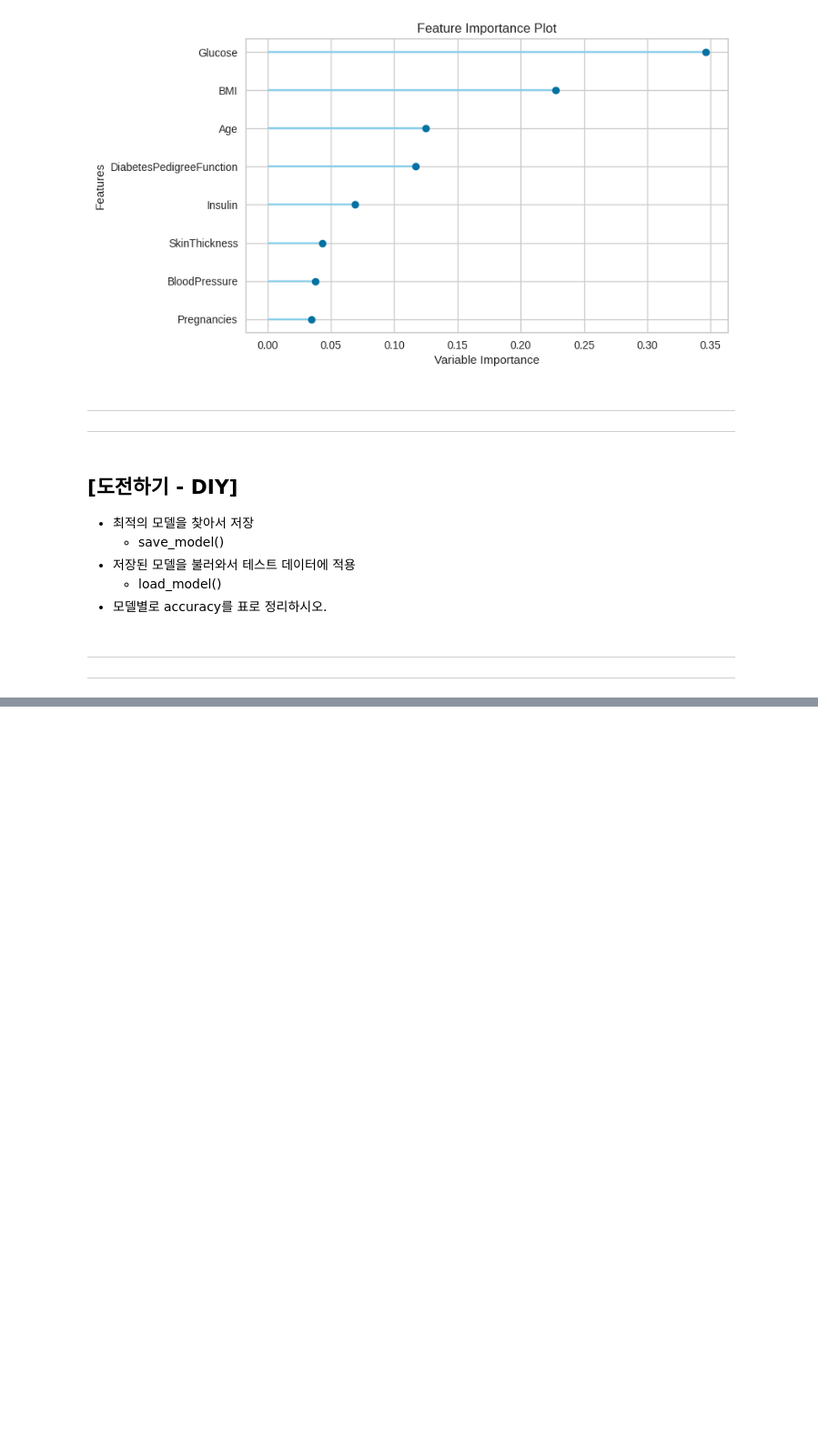
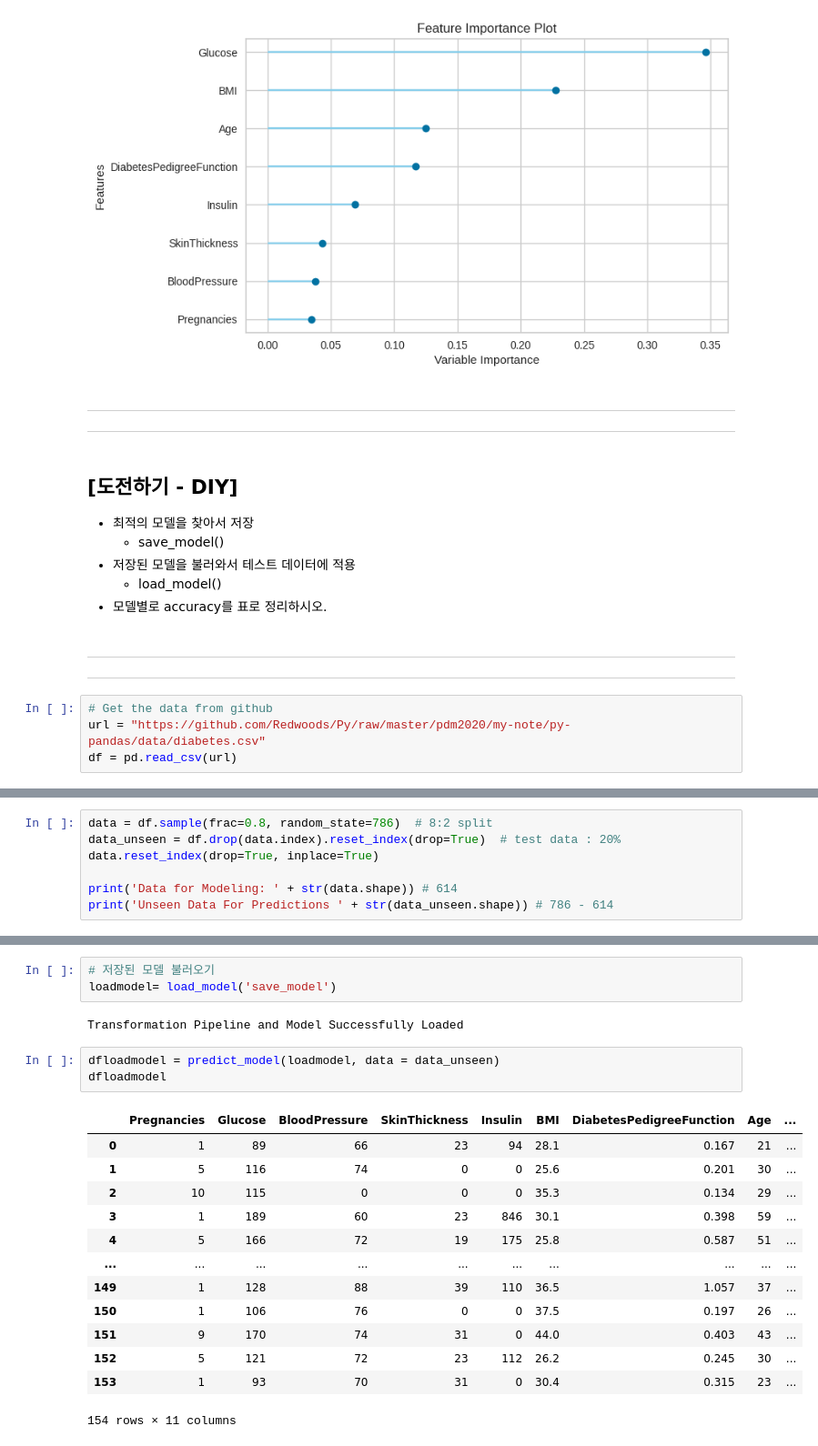
Before and after one commit to w2j1y12/pdm17, a Jupyter notebook: py-tensorflow/DL4-autoML/diabetes_autoML_df_df2.ipynb, the cells around one changed output, grey strips where cells are left out. Shown at 91% size. Saved outputs shown, nothing was run; the diff lists cells and outputs as text; blank space fills up the shorter version.

```diff
--- a/py-tensorflow/DL4-autoML/diabetes_autoML_df_df2.ipynb
+++ b/py-tensorflow/DL4-autoML/diabetes_autoML_df_df2.ipynb
@@ -563,3 +563,7 @@ plot_model(best_model2, plot = 'feature')
 # %% [markdown]
 ---
 ---
+# %%
+# Get the data from github
+url = "https://github.com/Redwoods/Py/raw/master/pdm2020/my-note/py-pandas/data/diabetes.csv"
+df = pd.read_csv(url)
@@ -565,0 +579,7 @@ plot_model(best_model2, plot = 'feature')
+# %%
+data = df.sample(frac=0.8, random_state=786)  # 8:2 split
+data_unseen = df.drop(data.index).reset_index(drop=True)  # test data : 20%
+data.reset_index(drop=True, inplace=True)
+
+print('Data for Modeling: ' + str(data.shape)) # 614
+print('Unseen Data For Predictions ' + str(data_unseen.shape)) # 786 - 614
@@ -565,0 +670,22 @@ plot_model(best_model2, plot = 'feature')
+# %%
+# 저장된 모델 불러오기
+loadmodel= load_model('save_model')
+# %% [output]
+Transformation Pipeline and Model Successfully Loaded
+# %%
+dfloadmodel = predict_model(loadmodel, data = data_unseen)
+dfloadmodel
+# %% [output]
+|  | Pregnancies | Glucose | BloodPressure | SkinThickness | Insulin | BMI | DiabetesPedigreeFunction | Age | ... |
+| 0 | 1 | 89 | 66 | 23 | 94 | 28.1 | 0.167 | 21 | ... |
+| 1 | 5 | 116 | 74 | 0 | 0 | 25.6 | 0.201 | 30 | ... |
+| 2 | 10 | 115 | 0 | 0 | 0 | 35.3 | 0.134 | 29 | ... |
+| 3 | 1 | 189 | 60 | 23 | 846 | 30.1 | 0.398 | 59 | ... |
+| 4 | 5 | 166 | 72 | 19 | 175 | 25.8 | 0.587 | 51 | ... |
+| ... | ... | ... | ... | ... | ... | ... | ... | ... | ... |
+| 149 | 1 | 128 | 88 | 39 | 110 | 36.5 | 1.057 | 37 | ... |
+| 150 | 1 | 106 | 76 | 0 | 0 | 37.5 | 0.197 | 26 | ... |
+| 151 | 9 | 170 | 74 | 31 | 0 | 44.0 | 0.403 | 43 | ... |
+| 152 | 5 | 121 | 72 | 23 | 112 | 26.2 | 0.245 | 30 | ... |
+| 153 | 1 | 93 | 70 | 31 | 0 | 30.4 | 0.315 | 23 | ... |
+154 rows × 11 columns
```
Also changed, not shown: parts of 12 cells of this notebook.
